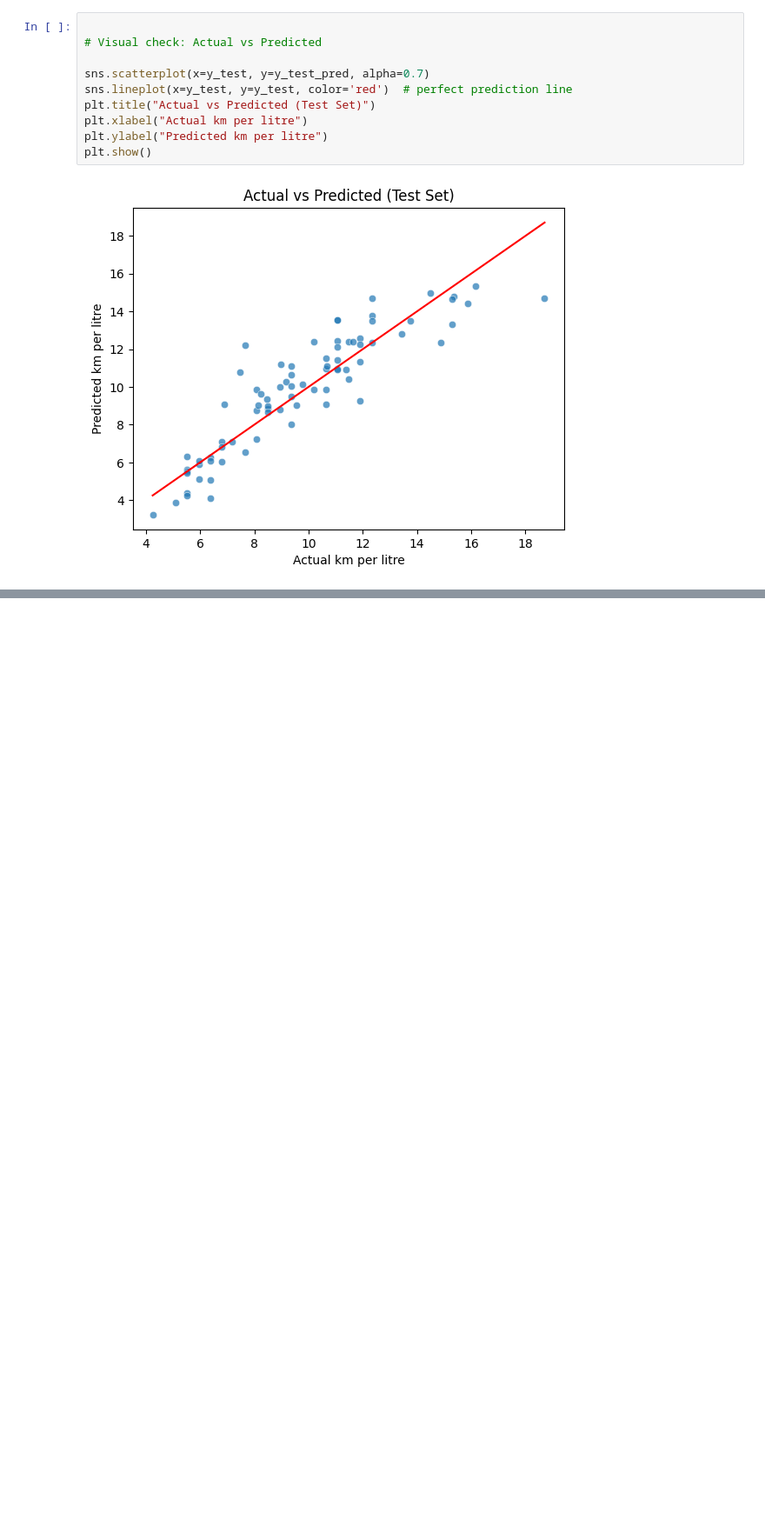
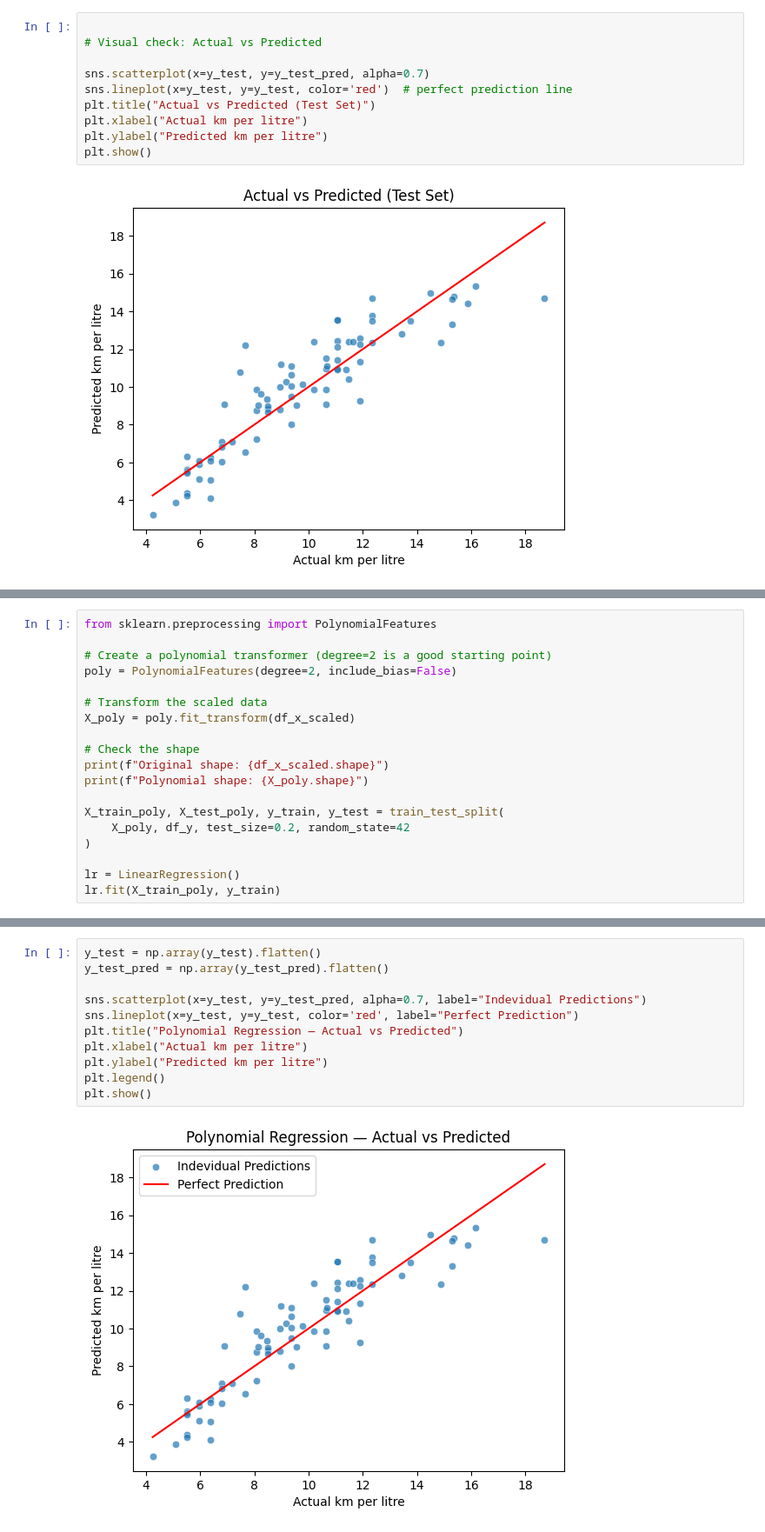
Before and after one commit to Zeldean/MLG382, a Jupyter notebook: Random/notebooks/GPT/b.ipynb, the cells around one changed output, grey strips where cells are left out. Shown at 87% size. Drawn from its saved outputs; the diff is of its cells as text; blank space fills up the shorter version.

```diff
--- a/Random/notebooks/GPT/b.ipynb
+++ b/Random/notebooks/GPT/b.ipynb
@@ -215,0 +234,19 @@ plt.show()
+# %%
+from sklearn.preprocessing import PolynomialFeatures
+
+# Create a polynomial transformer (degree=2 is a good starting point)
+poly = PolynomialFeatures(degree=2, include_bias=False)
+
+# Transform the scaled data
+X_poly = poly.fit_transform(df_x_scaled)
+
+# Check the shape
+print(f"Original shape: {df_x_scaled.shape}")
+print(f"Polynomial shape: {X_poly.shape}")
+
+X_train_poly, X_test_poly, y_train, y_test = train_test_split(
+    X_poly, df_y, test_size=0.2, random_state=42
+)
+
+lr = LinearRegression()
+lr.fit(X_train_poly, y_train)
@@ -215,0 +277,13 @@ plt.show()
+# %%
+y_test = np.array(y_test).flatten()
+y_test_pred = np.array(y_test_pred).flatten()
+
+sns.scatterplot(x=y_test, y=y_test_pred, alpha=0.7, label="Indevidual Predictions")
+sns.lineplot(x=y_test, y=y_test, color='red', label="Perfect Prediction")
+plt.title("Polynomial Regression — Actual vs Predicted")
+plt.xlabel("Actual km per litre")
+plt.ylabel("Predicted km per litre")
+plt.legend()
+plt.show()
+# %% [output]
+[figure, added]
```
Also changed, not shown: parts of 4 cells of this notebook.
